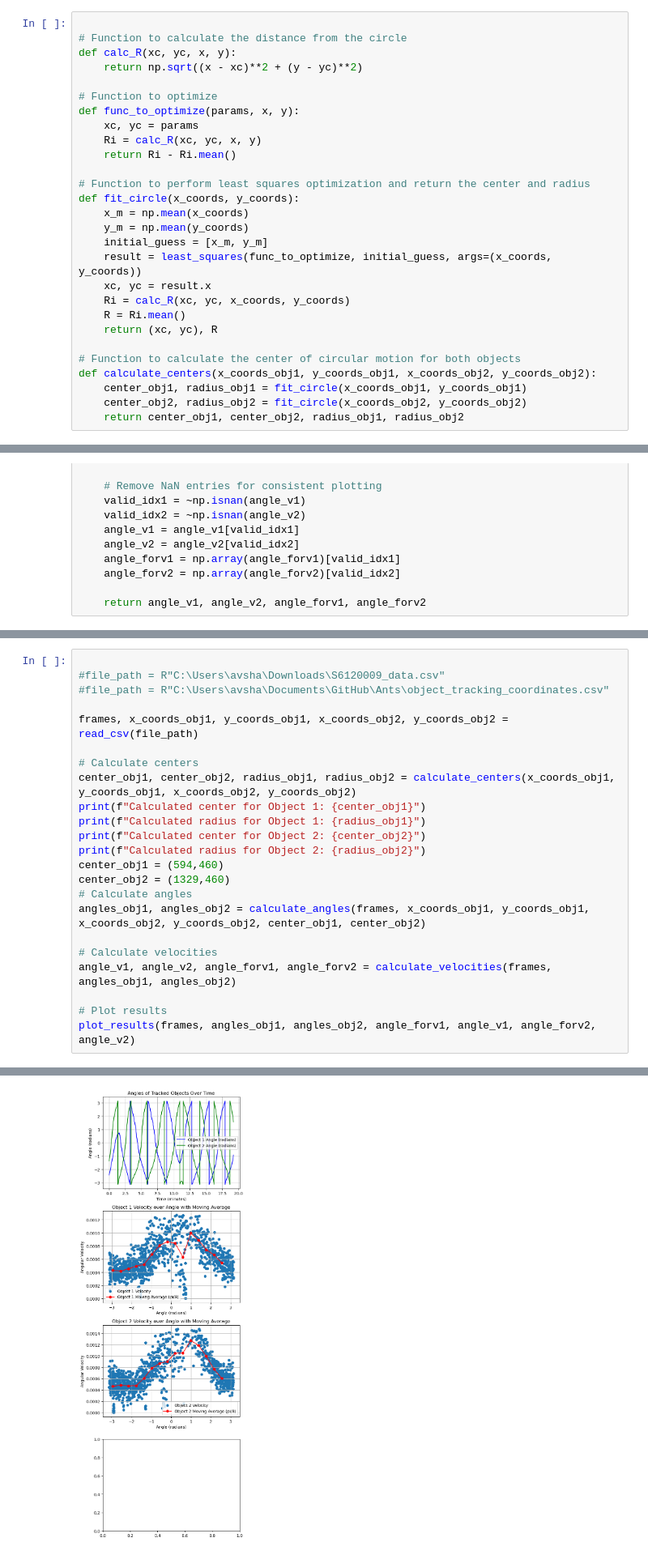
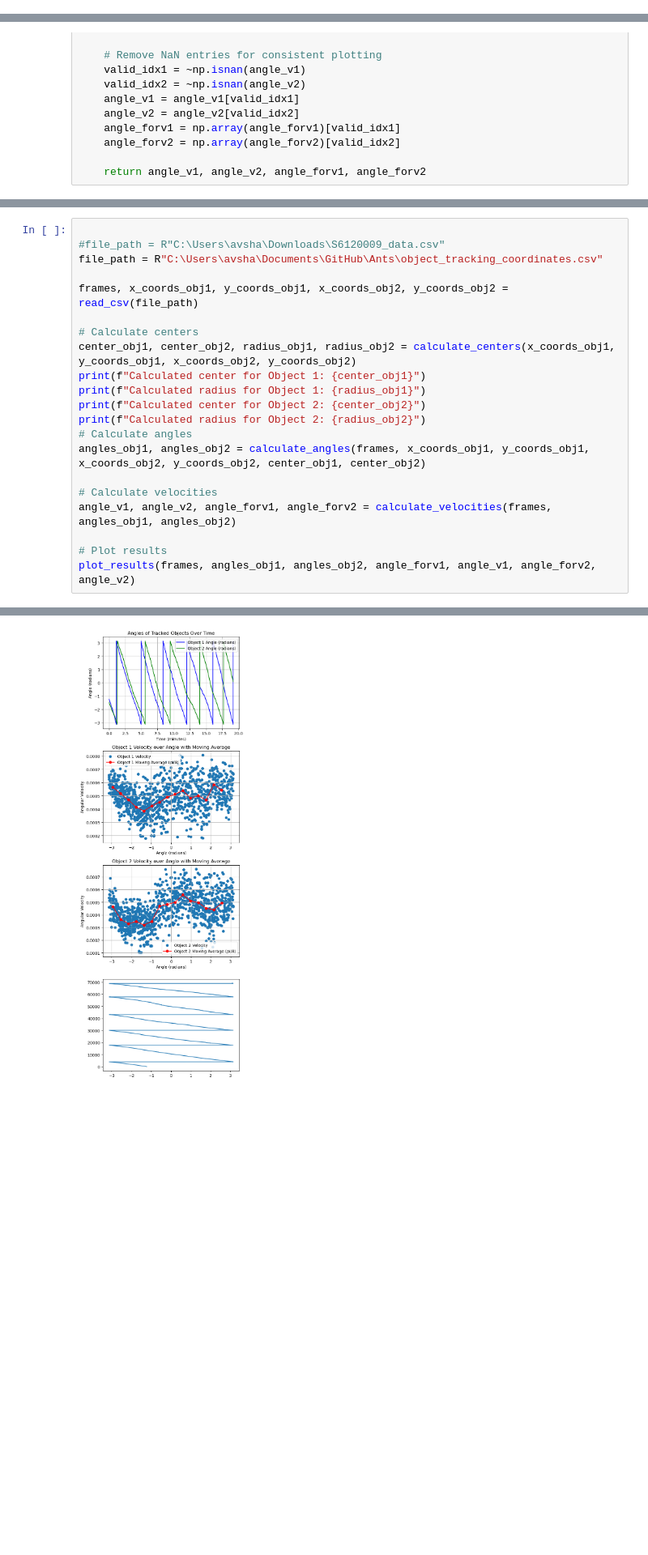
Before and after one commit to NitzanBarEitan/Ants, a Jupyter notebook: data_analyzer.ipynb, the cells around one changed output, grey strips where cells are left out. Shown at 81% size. Saved outputs shown, nothing was run; the diff lists cells and outputs as text; blank space fills up the shorter version.

```diff
--- a/data_analyzer.ipynb
+++ b/data_analyzer.ipynb
@@ -33,31 +32,3 @@ def read_csv(file_path):
                 y_coords_obj2.append(float(y2))
 
     return frames, x_coords_obj1, y_coords_obj1, x_coords_obj2, y_coords_obj2
-# %%
-
-# Function to calculate the distance from the circle
-def calc_R(xc, yc, x, y):
-    return np.sqrt((x - xc)**2 + (y - yc)**2)
-
-# Function to optimize
-def func_to_optimize(params, x, y):
-    xc, yc = params
-    Ri = calc_R(xc, yc, x, y)
-    return Ri - Ri.mean()
-
-# Function to perform least squares optimization and return the center and radius
-def fit_circle(x_coords, y_coords):
-    x_m = np.mean(x_coords)
-    y_m = np.mean(y_coords)
-    initial_guess = [x_m, y_m]
-    result = least_squares(func_to_optimize, initial_guess, args=(x_coords, y_coords))
-    xc, yc = result.x
-    Ri = calc_R(xc, yc, x_coords, y_coords)
-    R = Ri.mean()
-    return (xc, yc), R
-
-# Function to calculate the center of circular motion for both objects
-def calculate_centers(x_coords_obj1, y_coords_obj1, x_coords_obj2, y_coords_obj2):
-    center_obj1, radius_obj1 = fit_circle(x_coords_obj1, y_coords_obj1)
-    center_obj2, radius_obj2 = fit_circle(x_coords_obj2, y_coords_obj2)
-    return center_obj1, center_obj2, radius_obj1, radius_obj2
@@ -200,7 +218,7 @@ def plot_results(frames, angles_obj1, angles_obj2, angle_forv1, angle_v1, angle_
 # %%
 
 #file_path = R"C:\Users\avsha\Downloads\S6120009_data.csv"
-#file_path = R"C:\Users\avsha\Documents\GitHub\Ants\object_tracking_coordinates.csv"
+file_path = R"C:\Users\avsha\Documents\GitHub\Ants\object_tracking_coordinates.csv"
 
 frames, x_coords_obj1, y_coords_obj1, x_coords_obj2, y_coords_obj2 = read_csv(file_path)
 
@@ -210,8 +228,6 @@ print(f"Calculated center for Object 1: {center_obj1}")
 print(f"Calculated radius for Object 1: {radius_obj1}")
 print(f"Calculated center for Object 2: {center_obj2}")
 print(f"Calculated radius for Object 2: {radius_obj2}")
-center_obj1 = (594,460)
-center_obj2 = (1329,460)
 # Calculate angles
 angles_obj1, angles_obj2 = calculate_angles(frames, x_coords_obj1, y_coords_obj1, x_coords_obj2, y_coords_obj2, center_obj1, center_obj2)
 
@@ -228 +244 @@ Calculated radius for Object 2: 303.51360266925803
-[figure, old version]
+[figure, new version]
```
Also changed, not shown: parts of 5 cells of this notebook, 1 other file.
